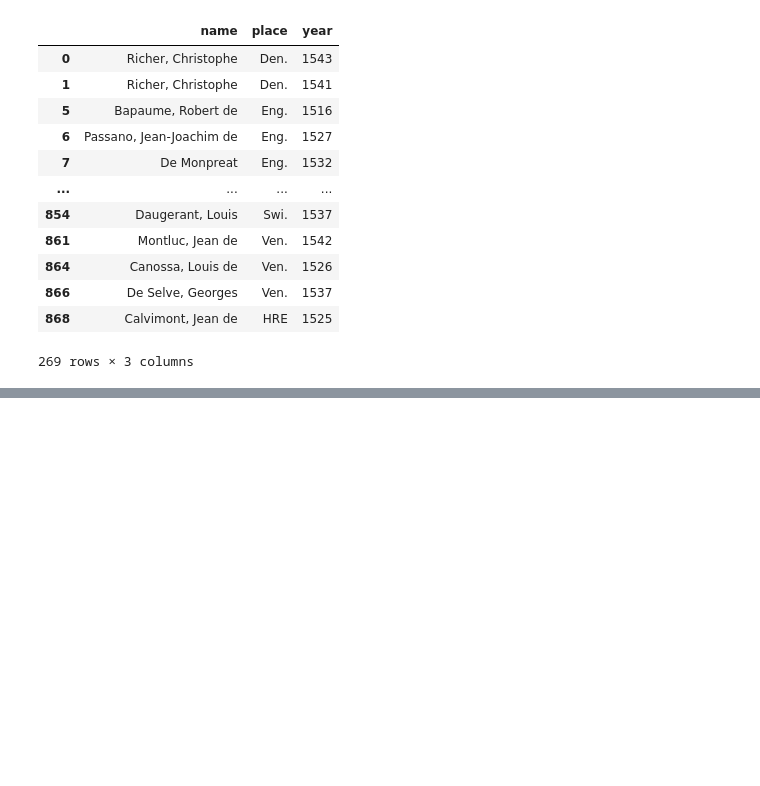
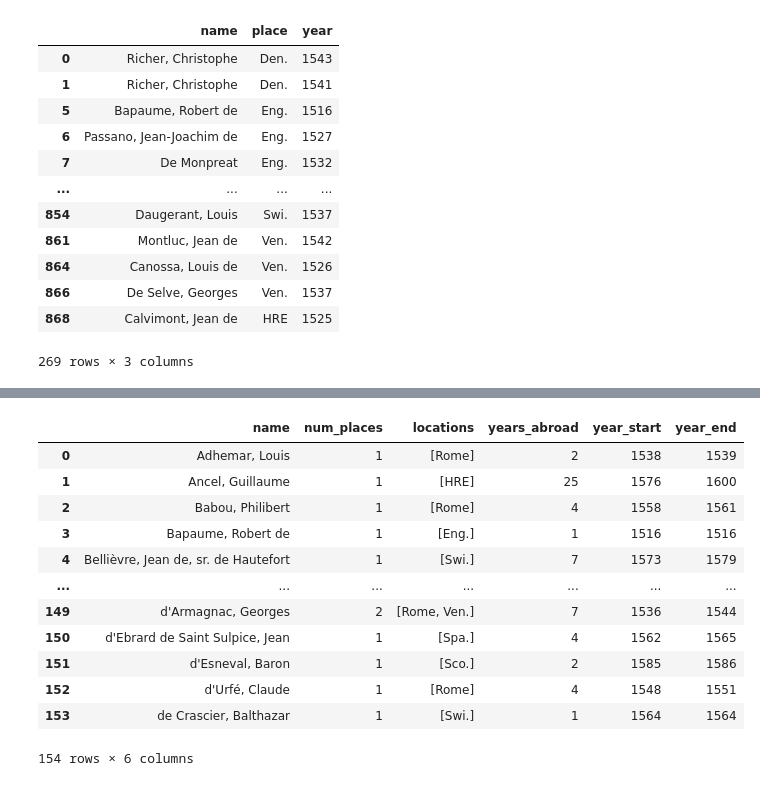
Before and after one commit to Queens-CDA250-Python/python-classwork-f2026, a Jupyter notebook: notebooks/w6.1-df-adv.ipynb, the cells around one changed output, grey strips where cells are left out. Drawn from its saved outputs; the diff is of its cells as text; code cells hidden in the pictures; blank space fills up the shorter version.

```diff
--- a/notebooks/w6.1-df-adv.ipynb
+++ b/notebooks/w6.1-df-adv.ipynb
@@ -138,3 +138,5 @@ df.loc[~((df["place"] == "Netherlands") | (df["place"] == "England")) & (df["yea
 269 rows × 3 columns
 # %%
 # .apply() takes a function
+df["year_long"] = df["year"].apply(lambda val: str(val) + " CE")
+df["year_long"]
@@ -140,0 +156,9 @@ df.loc[~((df["place"] == "Netherlands") | (df["place"] == "England")) & (df["yea
+# %%
+def get_total_years(row):
+    name = row['name']
+    pl = row['place']
+    num_years = df.loc[(df['name'] == name) & (df['place'] == pl), "name"].count()
+    return num_years
+
+df["years_present"] = df.apply(get_total_years, axis=1)
+df.head()
@@ -140,0 +195,23 @@ df.loc[~((df["place"] == "Netherlands") | (df["place"] == "England")) & (df["yea
+# %%
+df_g = df.groupby(["name"]).agg(
+    num_places=("place", "nunique"),
+    locations=("place", "unique"),
+    years_abroad=("years_present", "count"),
+    year_start=("year", "min"),
+    year_end=("year", "max"),
+).reset_index()
+df_g
+# %% [output]
+|  | name | num_places | locations | years_abroad | year_start | year_end |
+| 0 | Adhemar, Louis | 1 | [Rome] | 2 | 1538 | 1539 |
+| 1 | Ancel, Guillaume | 1 | [HRE] | 25 | 1576 | 1600 |
+| 2 | Babou, Philibert | 1 | [Rome] | 4 | 1558 | 1561 |
+| 3 | Bapaume, Robert de | 1 | [Eng.] | 1 | 1516 | 1516 |
+| 4 | Bellièvre, Jean de, sr. de Hautefort | 1 | [Swi.] | 7 | 1573 | 1579 |
+| ... | ... | ... | ... | ... | ... | ... |
+| 149 | d'Armagnac, Georges | 2 | [Rome, Ven.] | 7 | 1536 | 1544 |
+| 150 | d'Ebrard de Saint Sulpice, Jean | 1 | [Spa.] | 4 | 1562 | 1565 |
+| 151 | d'Esneval, Baron | 1 | [Sco.] | 2 | 1585 | 1586 |
+| 152 | d'Urfé, Claude | 1 | [Rome] | 4 | 1548 | 1551 |
+| 153 | de Crascier, Balthazar | 1 | [Swi.] | 1 | 1564 | 1564 |
+154 rows × 6 columns
```
Also changed, not shown: parts of 5 cells of this notebook.
